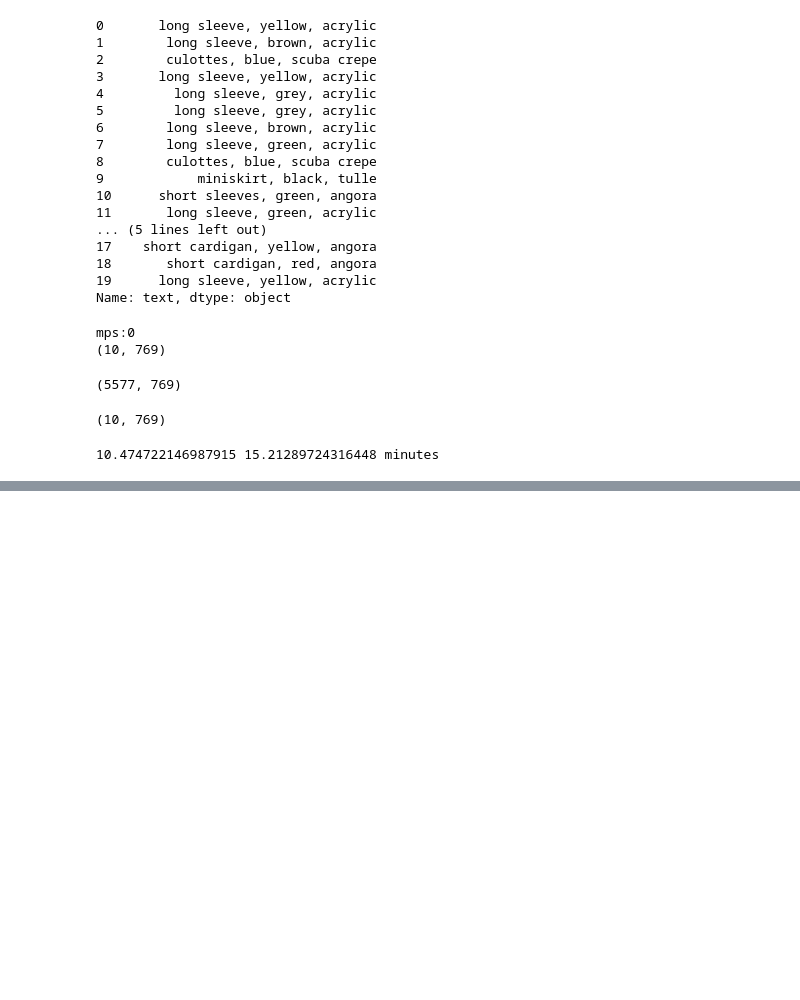
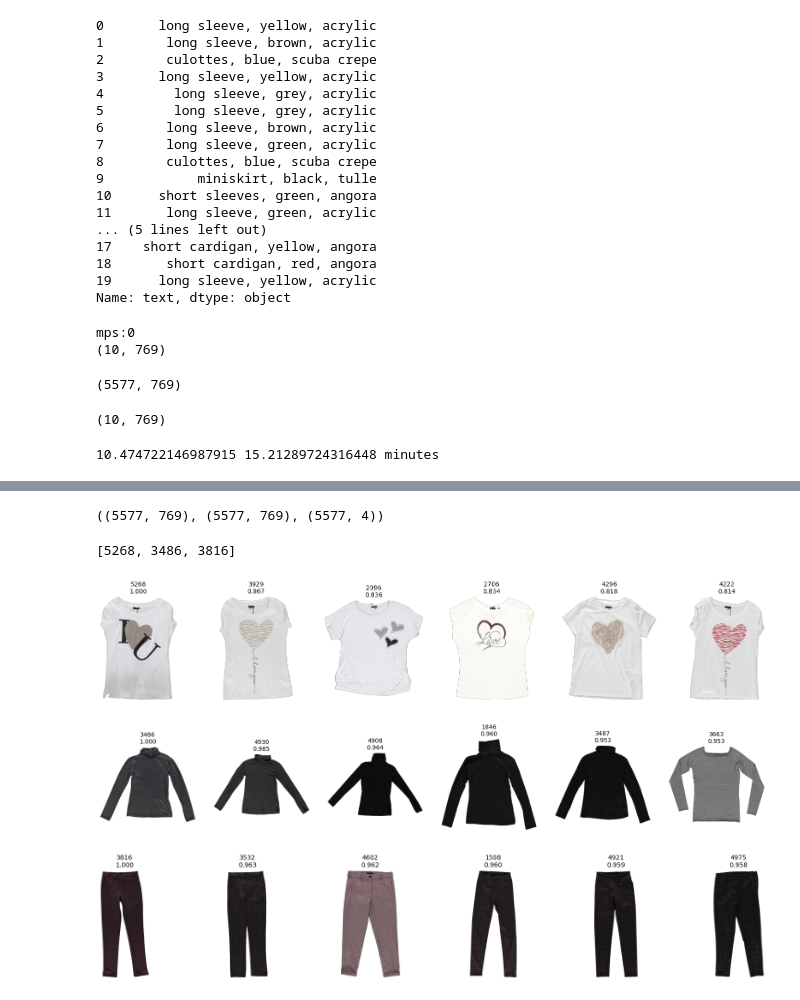
Before and after one commit to martadossantos/product-sales, a Jupyter notebook: 04_embeddings.ipynb, the cells around one changed output, grey strips where cells are left out. Saved outputs shown, nothing was run; the diff lists cells and outputs as text; code cells hidden in the pictures; blank space fills up the shorter version.

Commit message:
visual similarity of vectors
- visual check that the embeddings work correctly;
- get 3 random images and check for "similar" vectors;
- result shows items very visually similar.

```diff
--- a/04_embeddings.ipynb
+++ b/04_embeddings.ipynb
@@ -223,0 +230,59 @@ image_vectors.to_parquet('data/clip_image.parquet', index=False)
+# %%
+# Check current files
+img  = pd.read_parquet('data/clip_image.parquet')
+txt  = pd.read_parquet('data/clip_text.parquet')
+meta = pd.read_csv('data/image_meta.csv')
+
+src = pd.concat([
+    pd.read_csv('data/train_with_target.csv', usecols=['external_code']),
+    pd.read_csv('data/test_with_target.csv',  usecols=['external_code']),
+])
+
+img.shape, txt.shape, meta.shape
+# %% [output]
+((5577, 769), (5577, 769), (5577, 4))
+# %%
+# Check images for visual similarity
+
+df_train = pd.read_csv('data/train_with_target.csv', usecols=['external_code', 'image_path'])
+df_test = pd.read_csv('data/test_with_target.csv', usecols=['external_code', 'image_path'])
+
+paths = pd.concat([df_train, df_test]).set_index('external_code')['image_path']
+
+img_parquet = pd.read_parquet('data/clip_image.parquet')
+keys = img_parquet['external_code'].values
+
+# make all vectors the same length
+X = img_parquet.drop(columns=['external_code']).values
+Xnormalised = X / np.linalg.norm(X, axis=1, keepdims=True)
+
+image_root = Path(kagglehub.dataset_download("konradb/visuelle-complete-dataset")) / 'images'
+# %%
+sample_prods = np.random.default_rng(7).choice(keys, 3, replace=False).tolist()
+sample_prods
+# %% [output]
+[5268, 3486, 3816]
+# %%
+# loop through the 3 prods to get nearest neighbours
+
+for prod in sample_prods:
+    # find the product's row
+    prod_row = np.where(keys == prod)[0][0]
+    # cosine similarity, vectors going in the same direction
+    similarities = Xnormalised @ Xnormalised[prod_row]
+    # six most similar
+    nearest_rows = np.argsort(similarities)[::-1][:6]
+
+    # set up matplotlib
+    figure, axes = plt.subplots(1, 6, figsize=(20, 3))
+
+    for axis, neighbour_row in zip(axes, nearest_rows):
+        neighbour_code = keys[neighbour_row]
+        axis.imshow(Image.open(image_root / paths[neighbour_code]))
+        axis.set_title(f"{neighbour_code}\n{similarities[neighbour_row]:.3f}", fontsize=10)
+        axis.axis('off')
+    plt.show()
+# %% [output]
+[figure, added]
+[figure, added]
+[figure, added]
```
Also changed, not shown: parts of 2 cells of this notebook, 1 other file.
